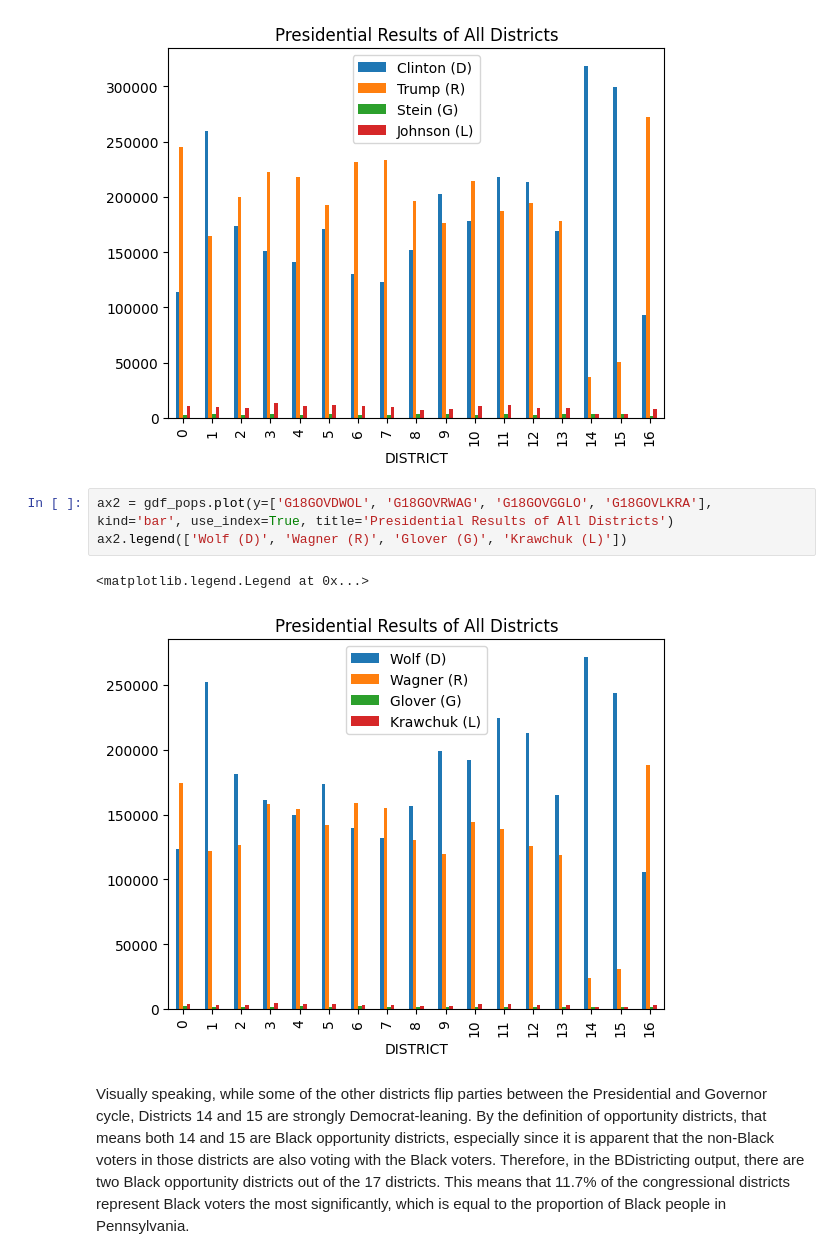
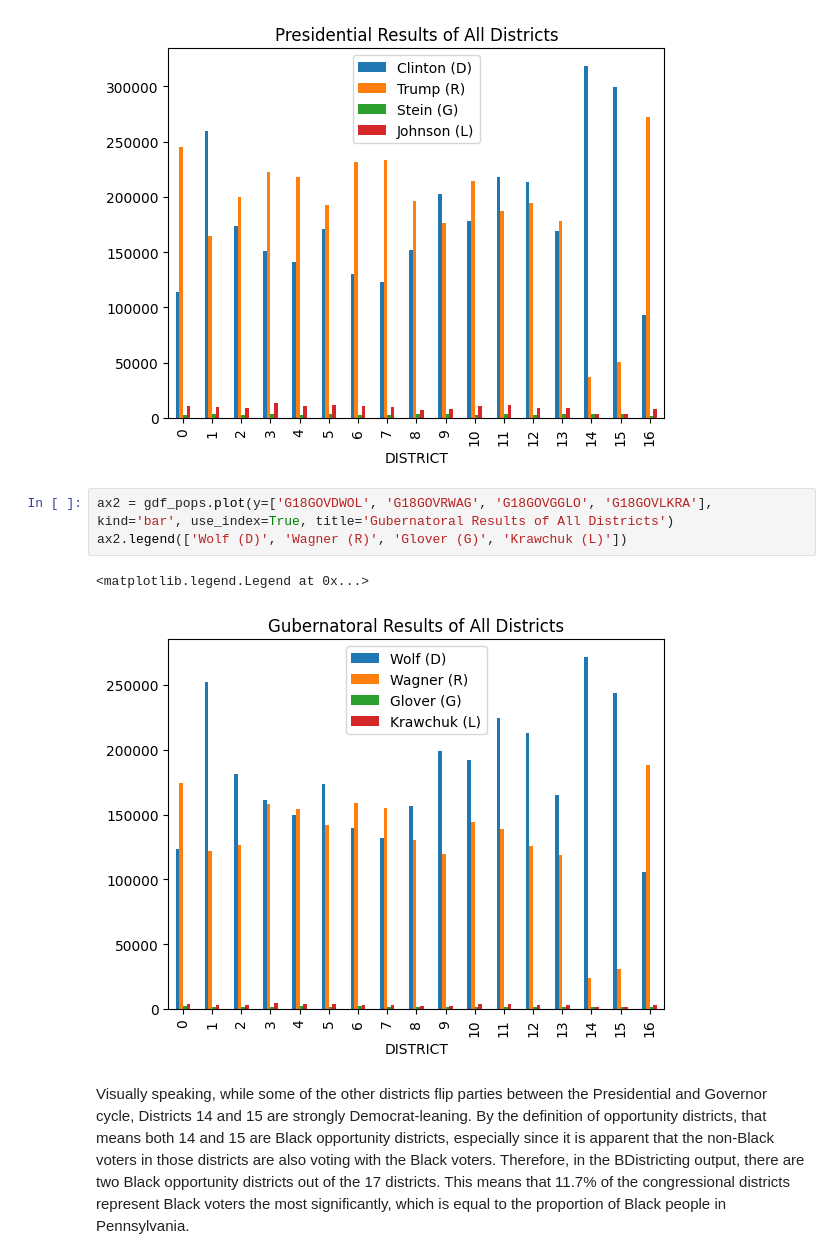
Before and after one commit to ndhulipala1/PA_voting_districts, a Jupyter notebook: PA_voting_districts.ipynb, the cells around one changed output. Cells and saved outputs as stored; diff of their text form.

```diff
--- a/PA_voting_districts.ipynb
+++ b/PA_voting_districts.ipynb
@@ -314,10 +291,10 @@ ax.legend(['Clinton (D)', 'Trump (R)', 'Stein (G)', 'Johnson (L)'])
 <matplotlib.legend.Legend at 0x...>
 [figure]
 # %%
-ax2 = gdf_pops.plot(y=['G18GOVDWOL', 'G18GOVRWAG', 'G18GOVGGLO', 'G18GOVLKRA'], kind='bar', use_index=True, title='Presidential Results of All Districts')
+ax2 = gdf_pops.plot(y=['G18GOVDWOL', 'G18GOVRWAG', 'G18GOVGGLO', 'G18GOVLKRA'], kind='bar', use_index=True, title='Gubernatoral Results of All Districts')
 ax2.legend(['Wolf (D)', 'Wagner (R)', 'Glover (G)', 'Krawchuk (L)'])
 # %% [output]
 <matplotlib.legend.Legend at 0x...>
-[figure, old version]
+[figure, new version]
 # %% [markdown]
 Visually speaking, while some of the other districts flip parties between the Presidential and Governor cycle, Districts 14 and 15 are strongly Democrat-leaning. By the definition of opportunity districts, that means both 14 and 15 are Black opportunity districts, especially since it is apparent that the non-Black voters in those districts are also voting with the Black voters. Therefore, in the BDistricting output, there are two Black opportunity districts out of the 17 districts. This means that 11.7% of the congressional districts represent Black voters the most significantly, which is equal to the proportion of Black people in Pennsylvania.
```
Also changed, not shown: parts of 1 cell of this notebook, 1 other file.
